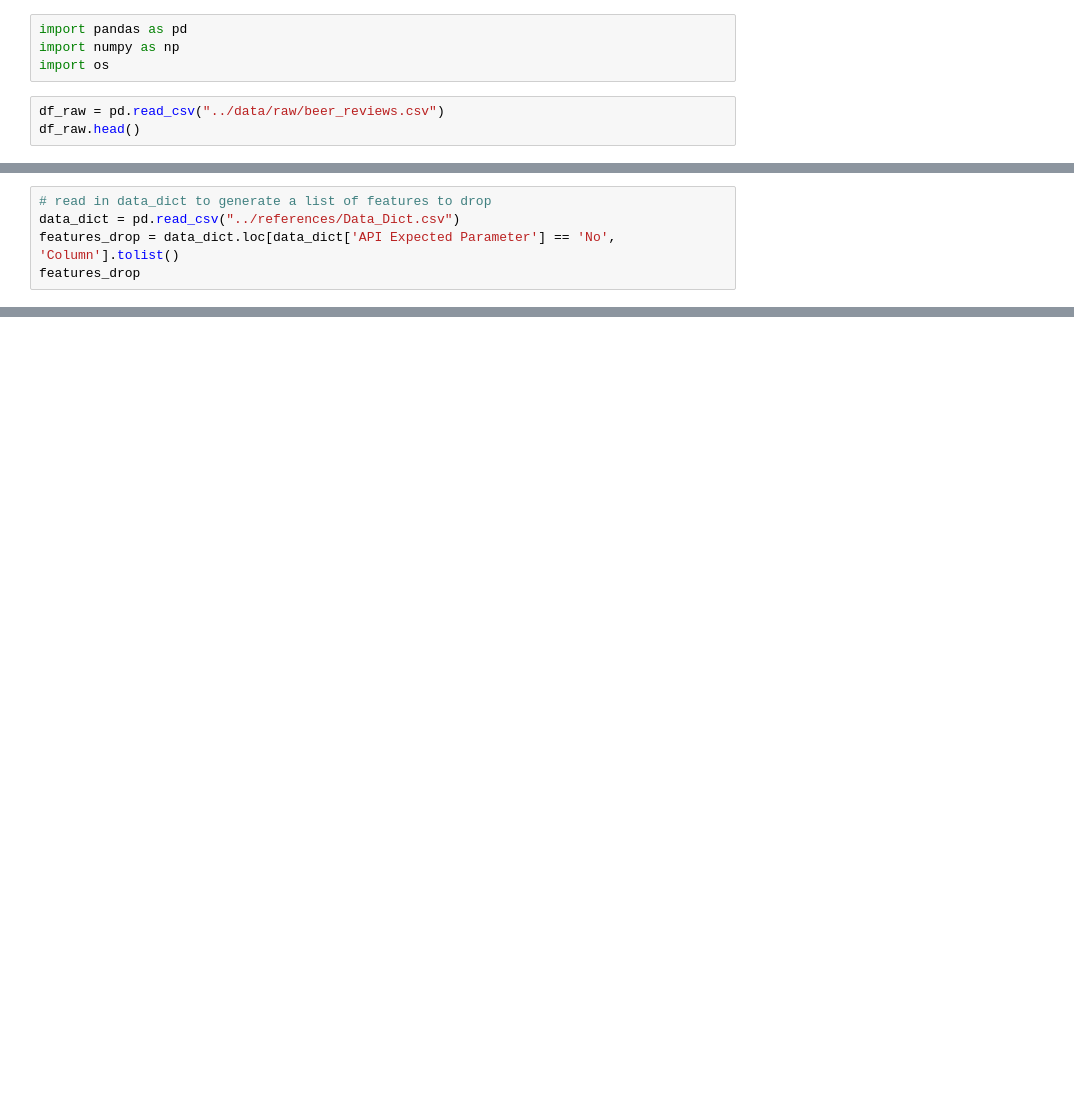
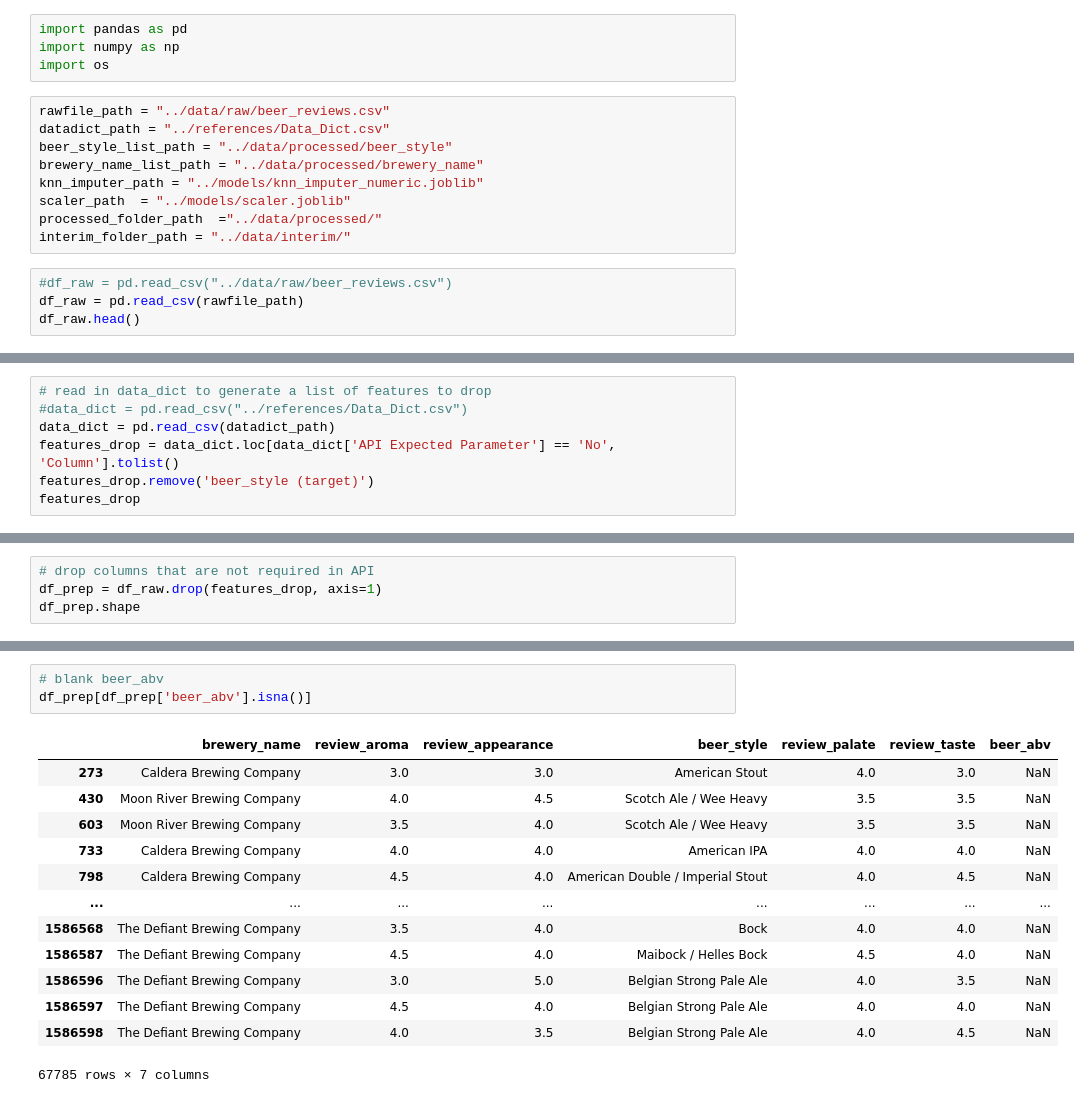
Before and after one commit to TINALIUTS2020/ADSI_AT2, a Jupyter notebook: notebooks/Pre-processing_TinaV2.ipynb, the cells around one changed output, grey strips where cells are left out. Drawn from its saved outputs; the diff is of its cells as text; blank space fills up the shorter version.

```diff
--- a/notebooks/Pre-processing_TinaV2.ipynb
+++ b/notebooks/Pre-processing_TinaV2.ipynb
@@ -12,6 +12,16 @@ print(sys.path)
 import pandas as pd
 import numpy as np
 import os
+# %%
+rawfile_path = "../data/raw/beer_reviews.csv"
+datadict_path = "../references/Data_Dict.csv"
+beer_style_list_path = "../data/processed/beer_style"
+brewery_name_list_path = "../data/processed/brewery_name"
+knn_imputer_path = "../models/knn_imputer_numeric.joblib"
+scaler_path  = "../models/scaler.joblib"
+processed_folder_path  ="../data/processed/"
+interim_folder_path = "../data/interim/"
 # %%
-df_raw = pd.read_csv("../data/raw/beer_reviews.csv")
+#df_raw = pd.read_csv("../data/raw/beer_reviews.csv")
+df_raw = pd.read_csv(rawfile_path)
 df_raw.head()
@@ -20,7 +63,9 @@ df_raw.info()
 # %%
 # read in data_dict to generate a list of features to drop
-data_dict = pd.read_csv("../references/Data_Dict.csv")
+#data_dict = pd.read_csv("../references/Data_Dict.csv")
+data_dict = pd.read_csv(datadict_path)
 features_drop = data_dict.loc[data_dict['API Expected Parameter'] == 'No', 'Column'].tolist()
+features_drop.remove('beer_style (target)')
 features_drop
 # %% [output]
 ['brewery_id',
@@ -31,2 +75,6 @@ features_drop
  'beer_name',
  'beer_beerid']
+# %%
+# drop columns that are not required in API
+df_prep = df_raw.drop(features_drop, axis=1)
+df_prep.shape
@@ -32,0 +100,17 @@ features_drop
+# %%
+# blank beer_abv
+df_prep[df_prep['beer_abv'].isna()]
+# %% [output]
+|  | brewery_name | review_aroma | review_appearance | beer_style | review_palate | review_taste | beer_abv |
+| 273 | Caldera Brewing Company | 3.0 | 3.0 | American Stout | 4.0 | 3.0 | NaN |
+| 430 | Moon River Brewing Company | 4.0 | 4.5 | Scotch Ale / Wee Heavy | 3.5 | 3.5 | NaN |
+| 603 | Moon River Brewing Company | 3.5 | 4.0 | Scotch Ale / Wee Heavy | 3.5 | 3.5 | NaN |
+| 733 | Caldera Brewing Company | 4.0 | 4.0 | American IPA | 4.0 | 4.0 | NaN |
+| 798 | Caldera Brewing Company | 4.5 | 4.0 | American Double / Imperial Stout | 4.0 | 4.5 | NaN |
+| ... | ... | ... | ... | ... | ... | ... | ... |
+| 1586568 | The Defiant Brewing Company | 3.5 | 4.0 | Bock | 4.0 | 4.0 | NaN |
+| 1586587 | The Defiant Brewing Company | 4.5 | 4.0 | Maibock / Helles Bock | 4.5 | 4.0 | NaN |
+| 1586596 | The Defiant Brewing Company | 3.0 | 5.0 | Belgian Strong Pale Ale | 4.0 | 3.5 | NaN |
+| 1586597 | The Defiant Brewing Company | 4.5 | 4.0 | Belgian Strong Pale Ale | 4.0 | 4.0 | NaN |
+| 1586598 | The Defiant Brewing Company | 4.0 | 3.5 | Belgian Strong Pale Ale | 4.0 | 4.5 | NaN |
+67785 rows × 7 columns
```
Also changed, not shown: parts of 24 cells of this notebook, 2 other files.
